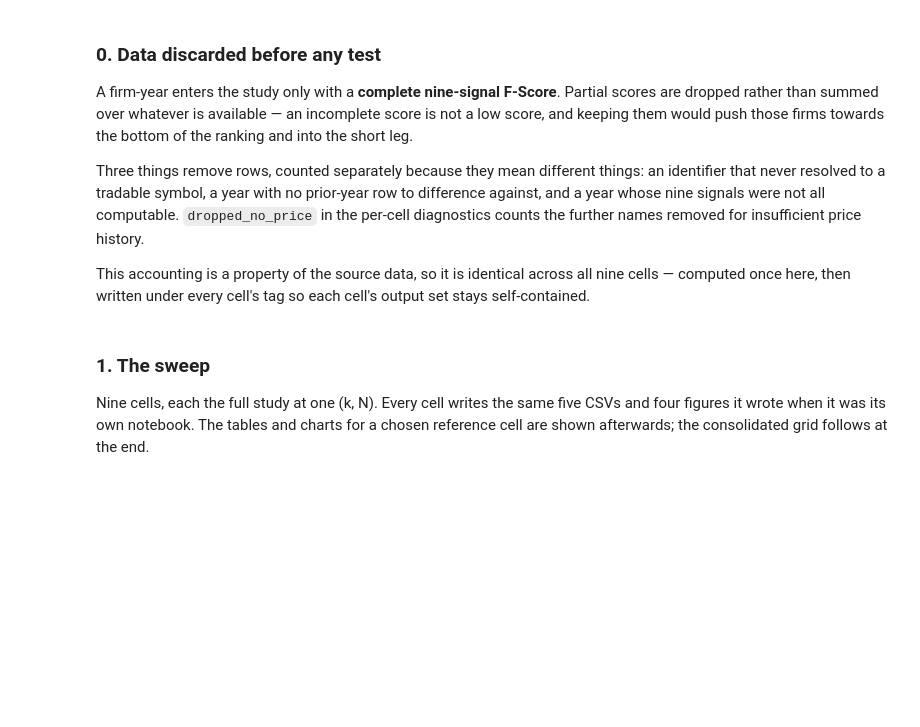
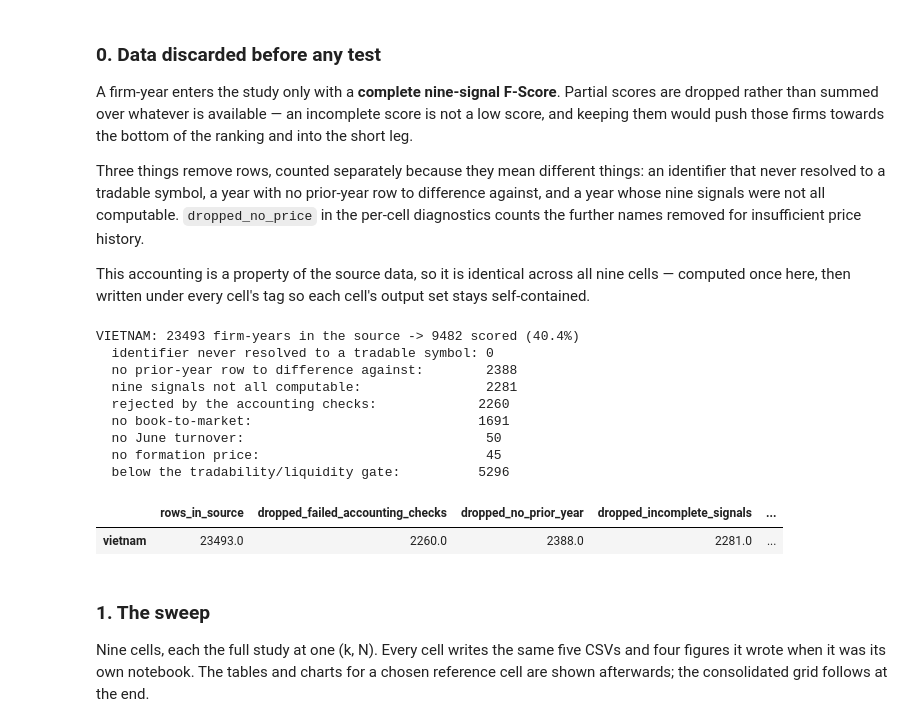
Before and after one commit to mikeding1130/fscore_capstone, a Jupyter notebook: notebooks/grid/vietnam_grid.ipynb, the cells around one changed output. Drawn from its saved outputs; the diff is of its cells as text; code cells hidden in the pictures; blank space fills up the shorter version.

```diff
--- a/notebooks/grid/vietnam_grid.ipynb
+++ b/notebooks/grid/vietnam_grid.ipynb
@@ -96,31 +86,44 @@ This accounting is a property of the source data, so it is identical across
 all nine cells — computed once here, then written under every cell's tag so
 each cell's output set stays self-contained.
 # %%
+drops_total = exclusion_report(MARKET, ROOT / "data")
+drops_year = exclusion_report(MARKET, ROOT / "data", by_year=True)
 r = drops_total.iloc[0]
-held = r.scored + sum(r[c] for c in drops_total.columns if c.startswith("dropped_"))
-print(f"{MARKET.upper()}: {int(held)} firm-years reached the screen -> "
-      f"{int(r.scored)} scored ({100 * r.scored / max(held, 1):.1f}%)")
-# A market may record gates the others do not — Vietnam's panel is pre-screened
-# for tradability, and that screen removes more firm-years than the rest put
-# together. Extras are read off the frame rather than named here, so a market
-# that adds one reports it without a code change.
+print(f"{MARKET.upper()}: {int(r.rows_in_source)} firm-years in the source -> "
+      f"{int(r.scored)} scored ({r.pct_scored:.1f}%)")
+print(f"  identifier never resolved to a tradable symbol: {int(r.dropped_unresolved_identifier)}")
+print(f"  no prior-year row to difference against:        {int(r.dropped_no_prior_year)}")
+print(f"  nine signals not all computable:                {int(r.dropped_incomplete_signals)}")
+# A market may record gates the other two do not — Vietnam's panel is
+# pre-screened for tradability, and that screen removes more firm-years than
+# all three reasons above put together. Extras are read off the frame rather
+# than named here, so a market that adds one reports it without a code change.
 EXTRA_LABELS = {
-    "dropped_unresolved_identifier":    "identifier never resolved to a tradable symbol",
-    "dropped_no_prior_year":            "no prior-year row to difference against",
-    "dropped_incomplete_signals":       "nine signals not all computable",
     "dropped_failed_accounting_checks": "rejected by the accounting checks",
     "dropped_no_book_to_market":        "no book-to-market",
     "dropped_no_june_turnover":         "no June turnover",
     "dropped_no_formation_price":       "no formation price",
     "dropped_below_liquidity_gate":     "below the tradability/liquidity gate",
 }
-EXTRA = [c for c in drops_total.columns if c.startswith("dropped_") and r[c]]
+CANONICAL = ["dropped_unresolved_identifier", "dropped_no_prior_year",
+             "dropped_incomplete_signals"]
+EXTRA = [c for c in drops_total.columns
+         if c.startswith("dropped_") and c not in CANONICAL]
 for c in EXTRA:
-    print(f"  {EXTRA_LABELS.get(c, c) + ':':<47s}{int(r[c]):>4d}")
-if r.eq_offer_from_cashflow or r.eq_offer_from_shares:
-    print(f"  EQ_OFFER from the cash-flow line:              {int(r.eq_offer_from_cashflow):>4d}")
-    print(f"  EQ_OFFER from the share count (generous):      {int(r.eq_offer_from_shares):>4d}")
+    print(f"  {EXTRA_LABELS.get(c, c) + ':':<47s}{int(r[c]):>3d}")
 drops_total
+# %% [output]
+VIETNAM: 23493 firm-years in the source -> 9482 scored (40.4%)
+  identifier never resolved to a tradable symbol: 0
+  no prior-year row to difference against:        2388
+  nine signals not all computable:                2281
+  rejected by the accounting checks:             2260
+  no book-to-market:                             1691
+  no June turnover:                               50
+  no formation price:                             45
+  below the tradability/liquidity gate:          5296
+|  | rows_in_source | dropped_failed_accounting_checks | dropped_no_prior_year | dropped_incomplete_signals | ... |
+| vietnam | 23493.0 | 2260.0 | 2388.0 | 2281.0 | ... |
 # %% [markdown]
 ### 1. The sweep
 
```
Also changed, not shown: parts of 12 cells of this notebook, 49 other files.
